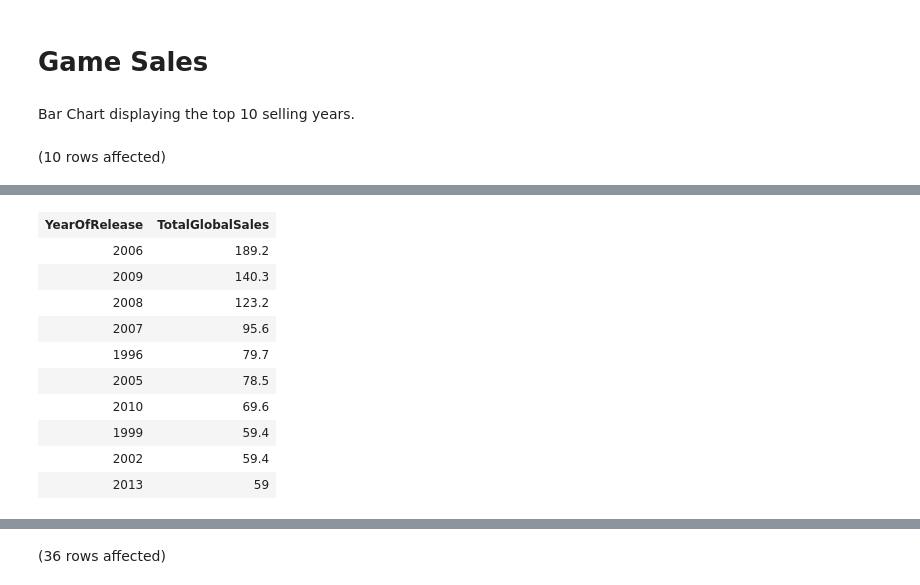
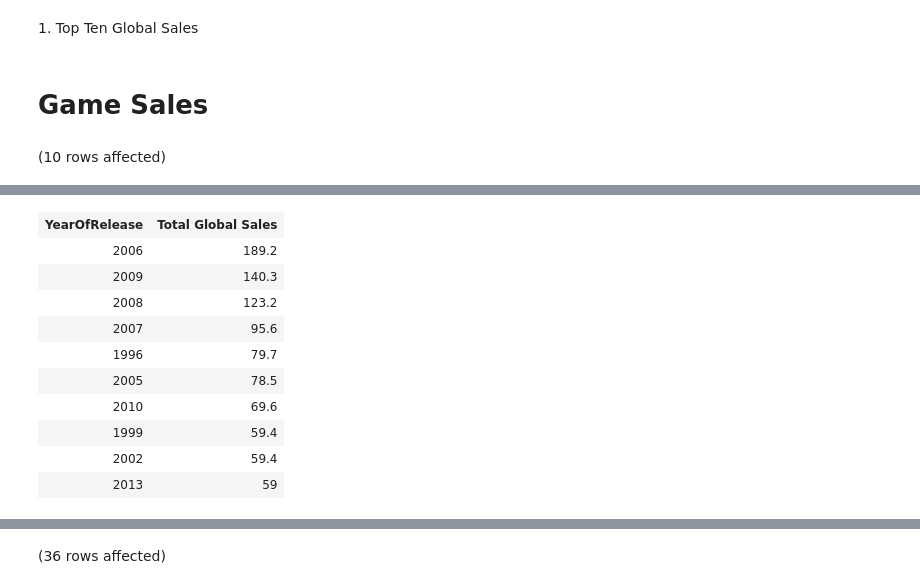
Before and after one commit to GokuUzumaki03/Azure-Project, a Jupyter notebook: Notebook-ads.ipynb, the cells around one changed output, grey strips where cells are left out. Cells and saved outputs as stored; diff of their text form; code cells hidden in the pictures.

```diff
--- a/Notebook-ads.ipynb
+++ b/Notebook-ads.ipynb
@@ -1,9 +1,9 @@
+# %% [markdown]
+1\. Top Ten Global Sales
 # %% [markdown]
 # Game Sales
-# %% [markdown]
-Bar Chart displaying the top 10 selling years.
 # %%
-SELECT  TOP 10 YearOfRelease, ROUND(SUM(global_sales), 1) AS TotalGlobalSales
+SELECT  TOP 10 YearOfRelease, ROUND(SUM(global_sales), 1) AS [Total Global Sales]
 FROM GameSales.dbo.VideoGamesSales
 WHERE Global_sales IS NOT NULL
 GROUP BY YearOfRelease
@@ -14,4 +14,4 @@ Total execution time: 00:00:00.148
-| YearOfRelease | TotalGlobalSales |
+| YearOfRelease | Total Global Sales |
 | 2006 | 189.2 |
 | 2009 | 140.3 |
 | 2008 | 123.2 |
```
Also changed, not shown: parts of 8 cells of this notebook.
